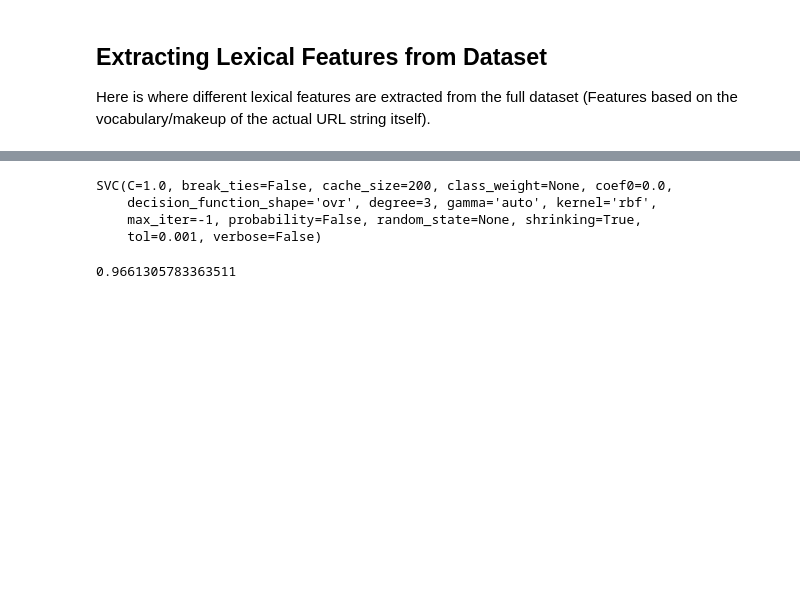
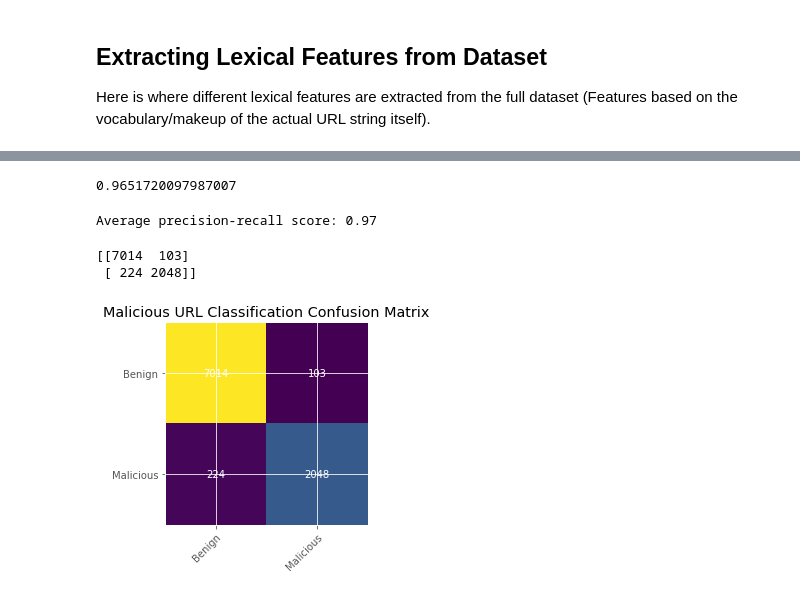
Before and after one commit to cmclearnon/QUB-CSC3032-FYP, a Jupyter notebook: src/ml/1DClassificationExp.ipynb, the cells around one changed output, grey strips where cells are left out. Saved outputs shown, nothing was run; the diff lists cells and outputs as text; code cells hidden in the pictures; blank space fills up the shorter version.

Commit message:
Model metric analysis for base model and experimentation for model hyperparam optimisation

```diff
--- a/src/ml/1DClassificationExp.ipynb
+++ b/src/ml/1DClassificationExp.ipynb
@@ -6 +3,19 @@ from sklearn import svm
+# %%
+import pandas as pd
+import numpy as np
+
+from sklearn import svm, preprocessing
+from sklearn.svm import SVC
+from sklearn.model_selection import train_test_split, GridSearchCV
+from sklearn.metrics import accuracy_score, average_precision_score, precision_recall_curve, confusion_matrix, plot_roc_curve, roc_auc_score, classification_report
+
+import feather
+from joblib import dump, load
+from pathlib import Path
+import scikitplot as skplt
+import matplotlib.pyplot as plt
+plt.style.use('ggplot')
+
+from featureprocessing import LexicalFeatureProcessing as lfp
+from datacleaning import URLDataCleaning as ucl
 # %% [markdown]
@@ -156,18 +103,8 @@ print(Y_train.shape)
 # %%
-from sklearn.svm import SVC
-
 clf = SVC(gamma='auto')
 clf.fit(X_train, Y_train)
+
+y_pred = clf.predict(x_test)
+accuracy_score(y_test, y_pred)
 # %% [output]
-SVC(C=1.0, break_ties=False, cache_size=200, class_weight=None, coef0=0.0,
-    decision_function_shape='ovr', degree=3, gamma='auto', kernel='rbf',
-    max_iter=-1, probability=False, random_state=None, shrinking=True,
-    tol=0.001, verbose=False)
+0.9651720097987007
-# %%
-y_pred = clf.predict(x_test)
-
-from sklearn.metrics import accuracy_score
-
-accuracy_score(y_test, y_pred)
-# %% [output]
-0.9661305783363511
@@ -173,0 +113,40 @@ accuracy_score(y_test, y_pred)
+# %%
+average_precision = average_precision_score(y_test, y_score)
+
+print('Average precision-recall score: {0:0.2f}'.format(
+      average_precision))
+# %% [output]
+Average precision-recall score: 0.97
+# %%
+class_names = ['Benign', 'Malicious']
+
+cm = confusion_matrix(y_test, y_pred)
+print(cm)
+
+fig, ax = plt.subplots()
+im = ax.imshow(cm)
+
+# We want to show all ticks...
+ax.set_xticks(np.arange(len(class_names)))
+ax.set_yticks(np.arange(len(class_names)))
+# ... and label them with the respective list entries
+ax.set_xticklabels(class_names)
+ax.set_yticklabels(class_names)
+
+# Rotate the tick labels and set their alignment.
+plt.setp(ax.get_xticklabels(), rotation=45, ha="right",
+         rotation_mode="anchor")
+
+# Loop over data dimensions and create text annotations.
+for i in range(len(class_names)):
+    for j in range(len(class_names)):
+        text = ax.text(j, i, cm[i, j],
+                       ha="center", va="center", color="w")
+
+ax.set_title("Malicious URL Classification Confusion Matrix")
+fig.tight_layout()
+plt.show()
+# %% [output]
+[[7014  103]
+ [ 224 2048]]
+[figure, added]
```
Also changed, not shown: parts of 20 cells of this notebook, 4 other files.
